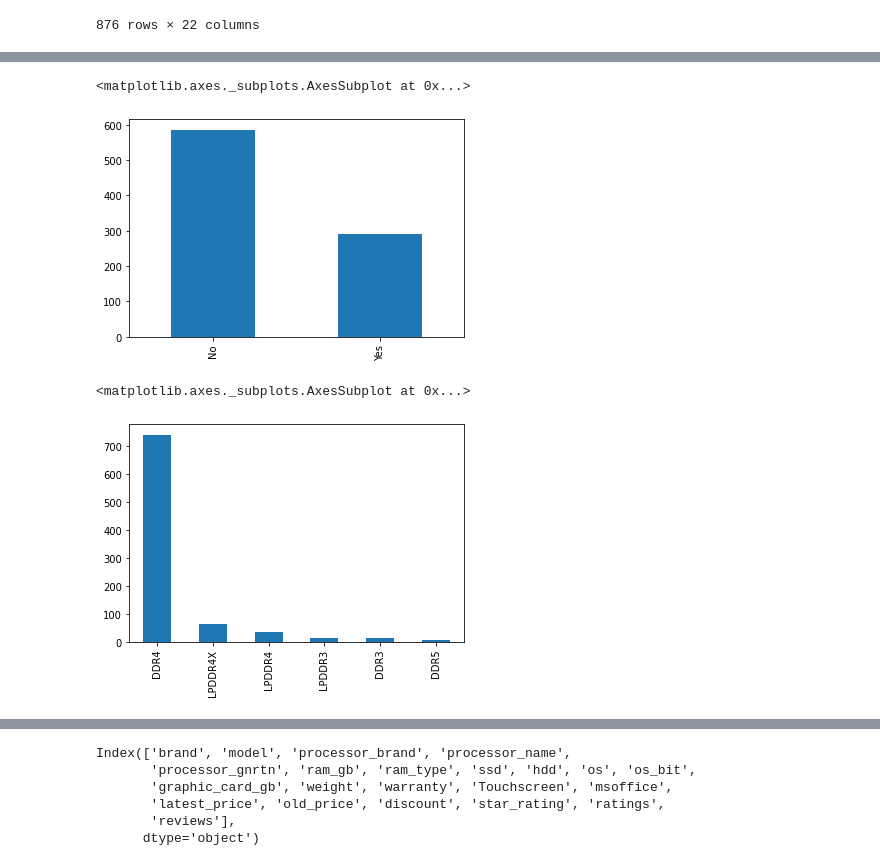
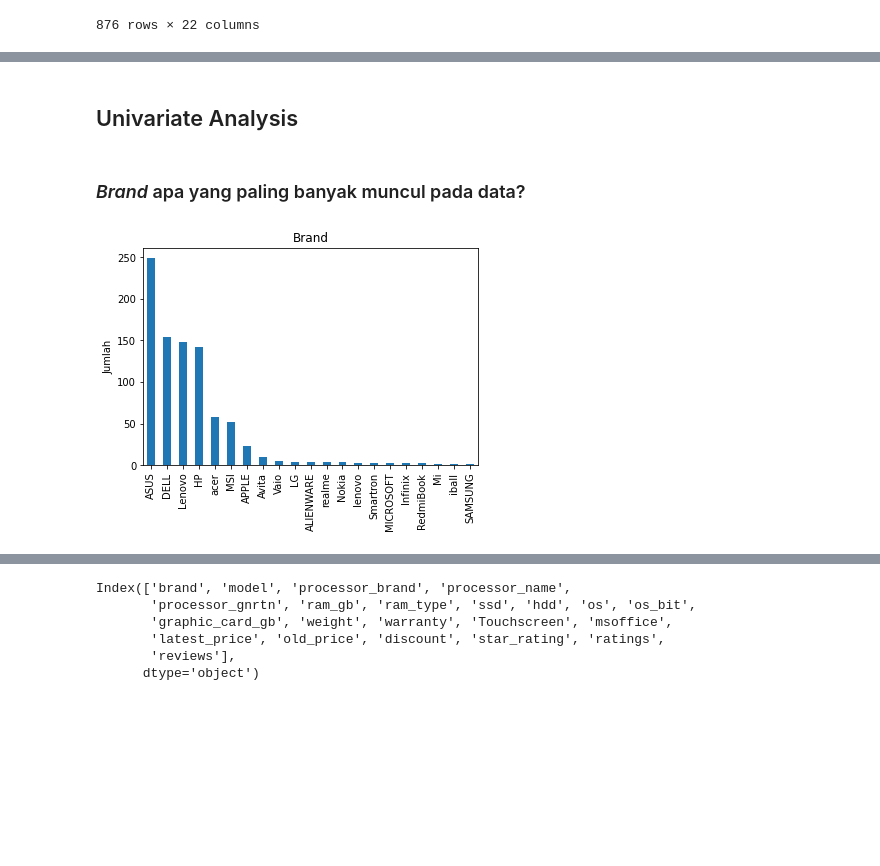
Before and after one commit to RipanRenaldi/project-01-predictiveanalytics, a Jupyter notebook: project1_predictive_analysis_laptop_price.ipynb, the cells around one changed output, grey strips where cells are left out. Cells and saved outputs as stored; diff of their text form; code cells hidden in the pictures; blank space fills up the shorter version.

```diff
--- a/project1_predictive_analysis_laptop_price.ipynb
+++ b/project1_predictive_analysis_laptop_price.ipynb
@@ -215,14 +165,13 @@ counts.plot(kind="bar") # kebanyakan processor pada laptop menggunakan intel cor
-# %%
-# berapa banyak laptop yang telah terinstall msoffice
-counts = df["msoffice"].value_counts()
-counts.plot(kind="bar")
-# %% [output]
-<matplotlib.axes._subplots.AxesSubplot at 0x...>
-[figure, removed]
-# %%
-# apa saja type ram yang digunakan pada laptop
-counts = df["ram_type"].value_counts()
-counts.plot(kind="bar")
-# %% [output]
-<matplotlib.axes._subplots.AxesSubplot at 0x...>
-[figure, removed]
+# %% [markdown]
+## Univariate Analysis
+# %% [markdown]
+### *Brand* apa yang paling banyak muncul pada data?
+# %%
+counts = df["brand"].value_counts()
+counts.plot(kind="bar")
+plt.ylabel("Jumlah")
+plt.title("Brand")
+plt.savefig("eda_brand", dpi=70)
+plt.show()
+# %% [output]
+[figure, added]
```
Also changed, not shown: parts of 115 cells of this notebook, 1 other file.
